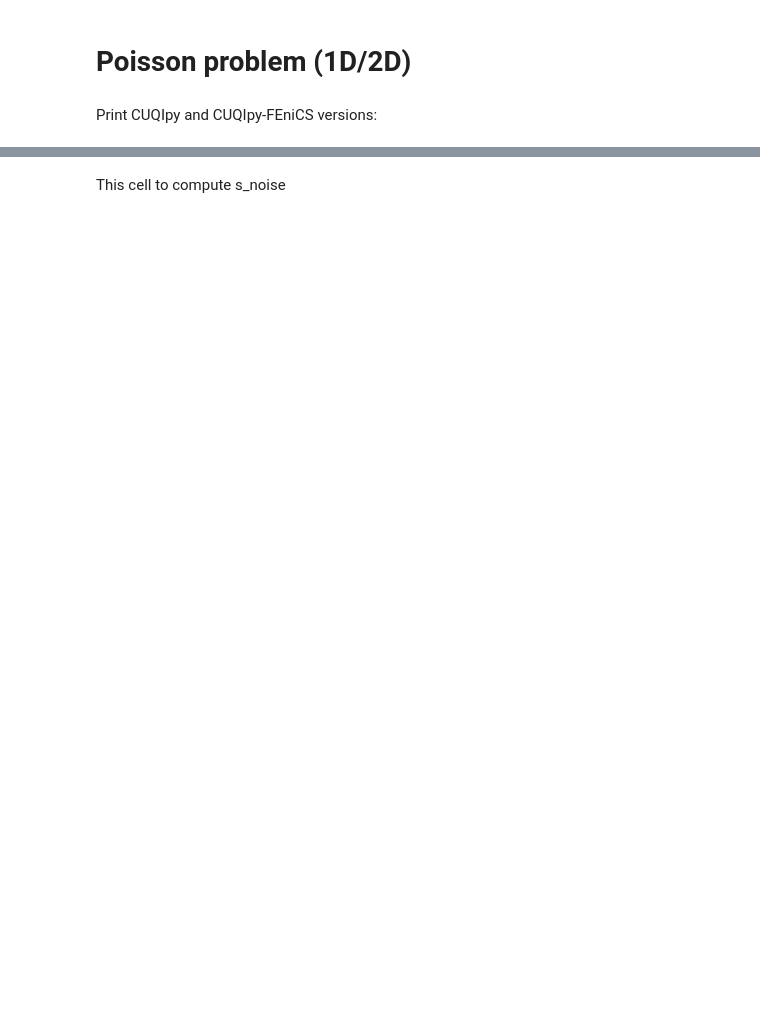
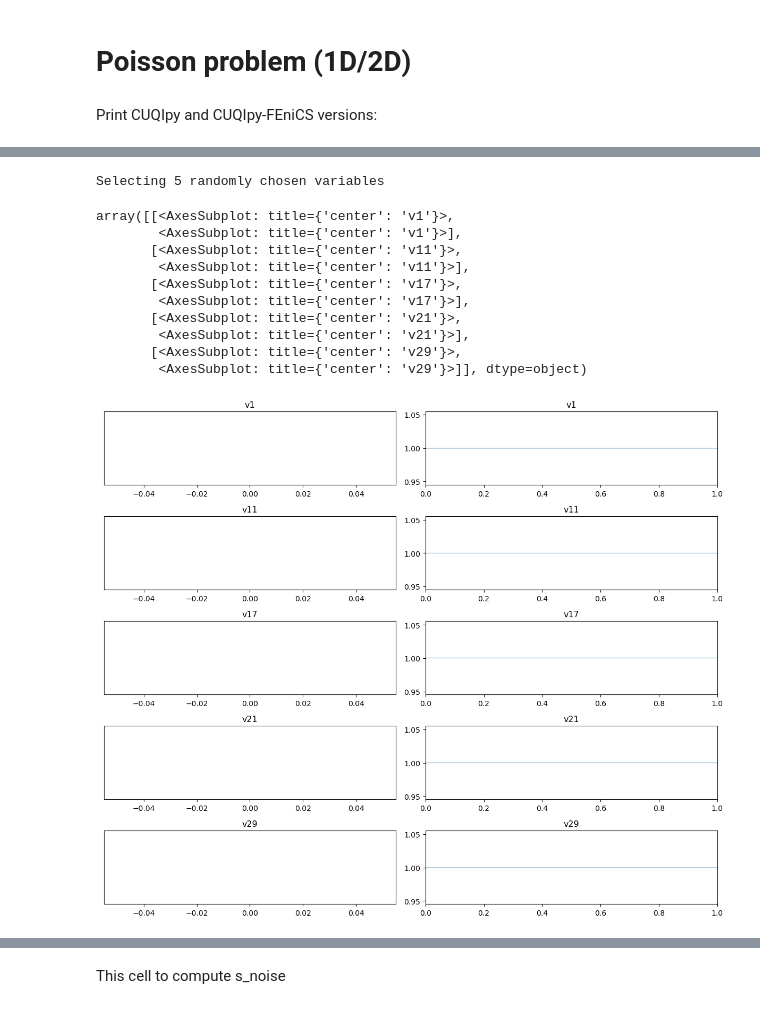
Before and after one commit to CUQI-DTU/Paper-Implicit, a Jupyter notebook: pde_myula/intro_example_Poisson.ipynb, the cells around one changed output, grey strips where cells are left out. Saved outputs shown, nothing was run; the diff lists cells and outputs as text; code cells hidden in the pictures; blank space fills up the shorter version.

```diff
--- a/pde_myula/intro_example_Poisson.ipynb
+++ b/pde_myula/intro_example_Poisson.ipynb
@@ -226,0 +280,28 @@ elif prior_type == 'TV':
+# %%
+# sample the prior
+Ns_prior = 1
+if prior_type == 'Gaussian':
+    x_samples = x.sample(Ns_prior)
+
+elif prior_type == 'TV':
+    prior_sampler = NUTS(x, max_depth=5)
+    prior_sampler.warmup(1)
+    prior_sampler.sample(Ns_prior)
+    x_samples = prior_sampler.get_samples()
+
+#x_samples.plot()
+
+x_samples.plot_trace()
+# %% [output]
+Selecting 5 randomly chosen variables
+array([[<AxesSubplot: title={'center': 'v1'}>,
+        <AxesSubplot: title={'center': 'v1'}>],
+       [<AxesSubplot: title={'center': 'v11'}>,
+        <AxesSubplot: title={'center': 'v11'}>],
+       [<AxesSubplot: title={'center': 'v17'}>,
+        <AxesSubplot: title={'center': 'v17'}>],
+       [<AxesSubplot: title={'center': 'v21'}>,
+        <AxesSubplot: title={'center': 'v21'}>],
+       [<AxesSubplot: title={'center': 'v29'}>,
+        <AxesSubplot: title={'center': 'v29'}>]], dtype=object)
+[figure, added]
```
Also changed, not shown: parts of 36 cells of this notebook.
